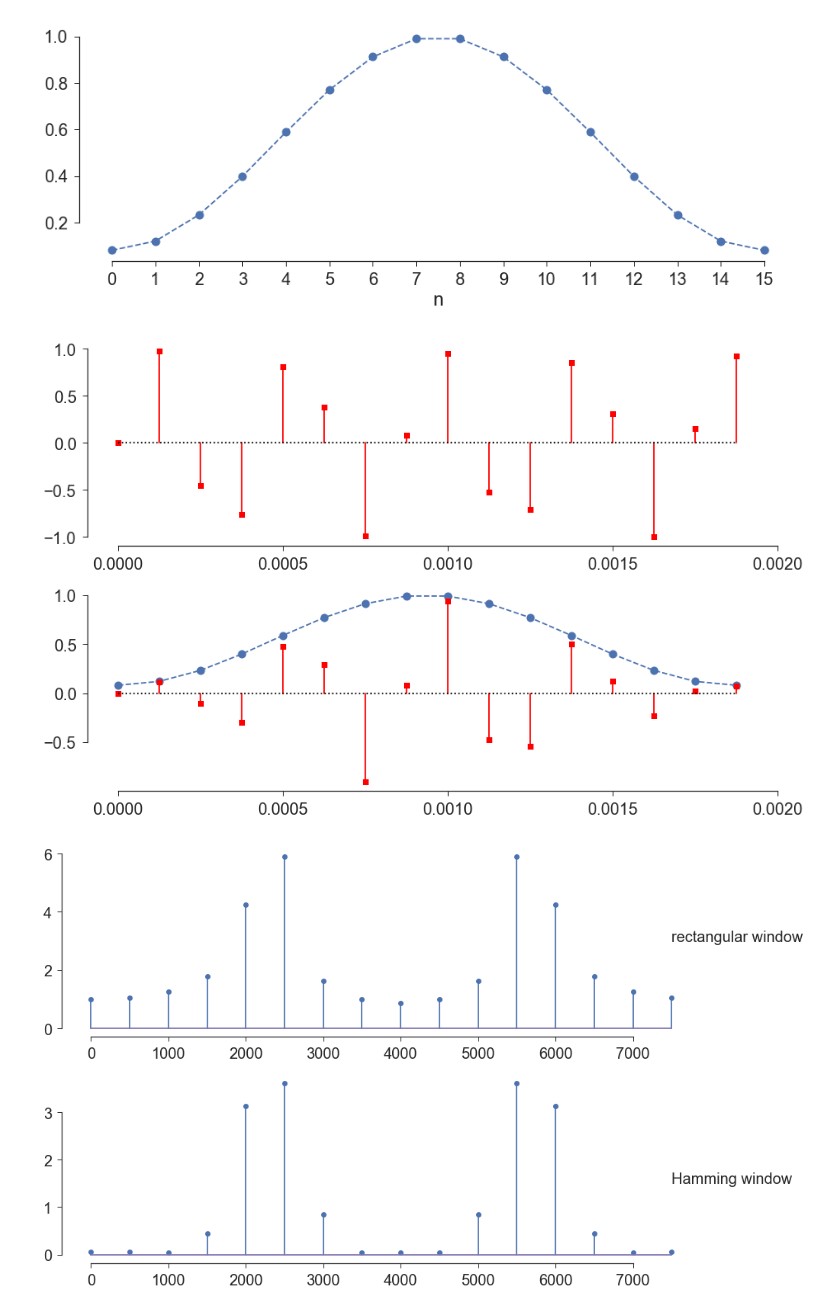
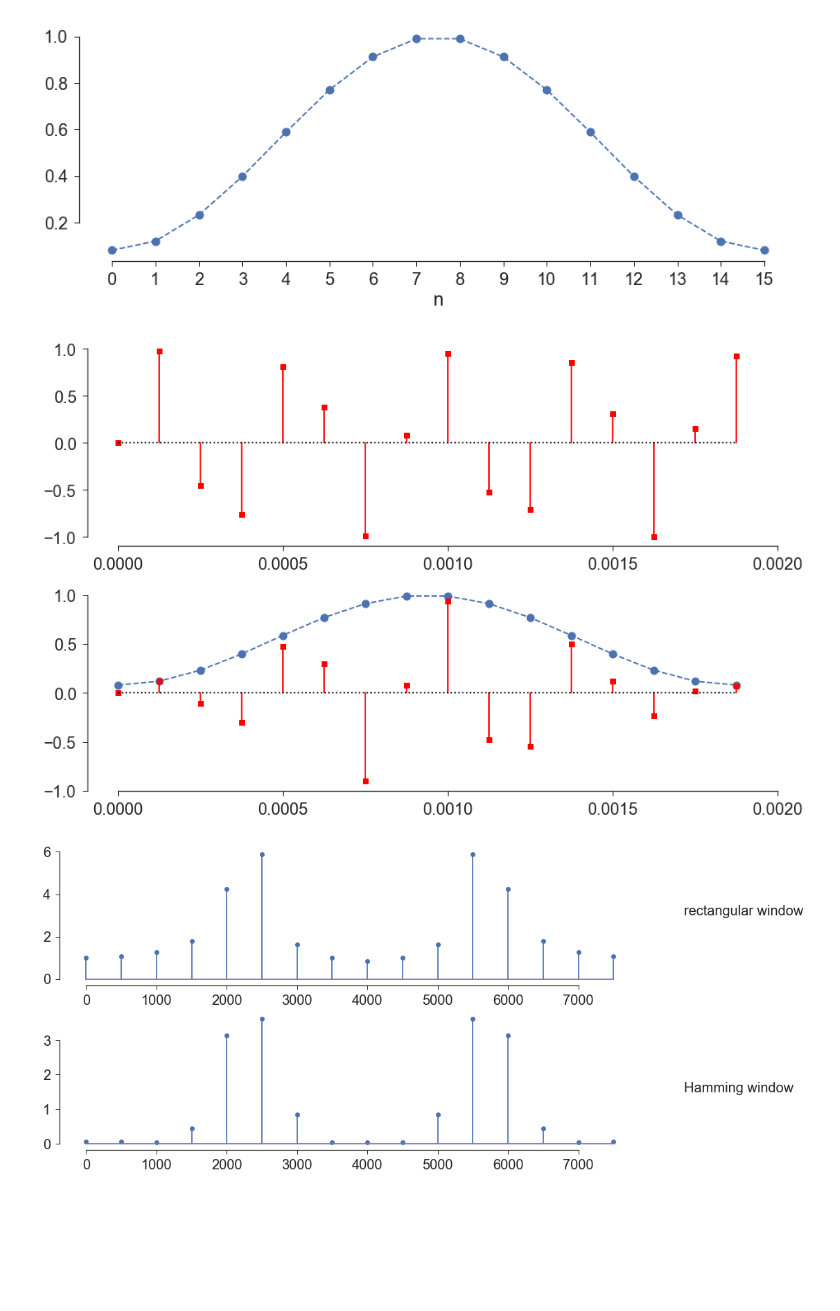
Before and after one commit to noahaskell/noahaskell.github.io, a Jupyter notebook: notebooks/programming_for_CSD/Programming for CSD w04.ipynb, the cells around one changed output. Saved outputs shown, nothing was run; the diff lists cells and outputs as text; code cells hidden in the pictures; blank space fills up the shorter version.

```diff
--- a/notebooks/programming_for_CSD/Programming for CSD w04.ipynb
+++ b/notebooks/programming_for_CSD/Programming for CSD w04.ipynb
@@ -593,7 +595,7 @@ x2 = np.sin(2*np.pi*2300*td) # signal with frequency that doesn't match up with
 X2 = fft(x2,N) # FFT of "bad" signal
 
 # plot spectra; note use of arange() to create frequency vectors for plotting
-fig, axes = pl.subplots(2,1,figsize=(15,10)); ax1,ax2 = axes
+fig, axes = pl.subplots(2,1,figsize=(15,8)); ax1,ax2 = axes
 ax1.stem(np.arange(0,fs,fs/N),np.absolute(X1))
 ax2.stem(np.arange(0,fs,fs/N),np.absolute(X2))
 sb.despine(ax=ax1,trim=True); sb.despine(ax=ax2,trim=True)
@@ -629,19 +631,19 @@ x2w = x2*win # multiply "leaky" signal and hamming window
 # plot the original samples signal and the windowed signal
 fig, axes = pl.subplots(2,1,figsize=(15,10)); ax1, ax2 = axes
 ax1.stem(td,x2,linefmt='r-',markerfmt='rs',basefmt='k:') # original
-ax1.set(xticks=np.linspace(0,.002,5))
+ax1.set(xticks=np.linspace(0,.002,5), yticks=np.linspace(-1,1,5))
 ax2.plot(td,win,'o--',ms=10) # window function
 ax2.stem(td,x2w,linefmt='r-',markerfmt='rs',basefmt='k:') # windowed signal
-ax2.set(xticks=np.linspace(0,.002,5))
+ax2.set(xticks=np.linspace(0,.002,5), yticks=np.linspace(-1,1,5))
 [sb.despine(ax=axi, trim=True) for axi in axes];
 # %% [output]
-[figure, old version]
+[figure, new version]
 # %%
 Xw = fft(x2w) # take FFT of the hamming-windowed signal
 # plot the FFT spectra for the non-windowed and windowed signals to illustrate reduction in leakage
-fig, axes = pl.subplots(2,1,figsize=(15,10)); ax1, ax2 = axes
-ax1.stem(np.arange(0,fs,fs/N),np.absolute(X2)); ax1.text(7500, 3, 'rectangular window', fontsize=20)
-ax2.stem(np.arange(0,fs,fs/N),np.absolute(Xw)); ax2.text(7500, 1.5, 'Hamming window', fontsize=20)
+fig, axes = pl.subplots(2,1,figsize=(15,8)); ax1, ax2 = axes
+ax1.stem(np.arange(0,fs,fs/N),np.absolute(X2)); ax1.text(8500, 3, 'rectangular window', fontsize=20)
+ax2.stem(np.arange(0,fs,fs/N),np.absolute(Xw)); ax2.text(8500, 1.5, 'Hamming window', fontsize=20)
 sb.despine(ax=ax1,trim=True); sb.despine(ax=ax2,trim=True)
 # %% [output]
-[figure, old version]
+[figure, new version]
```
Also changed, not shown: parts of 11 cells of this notebook, 1 other file.
